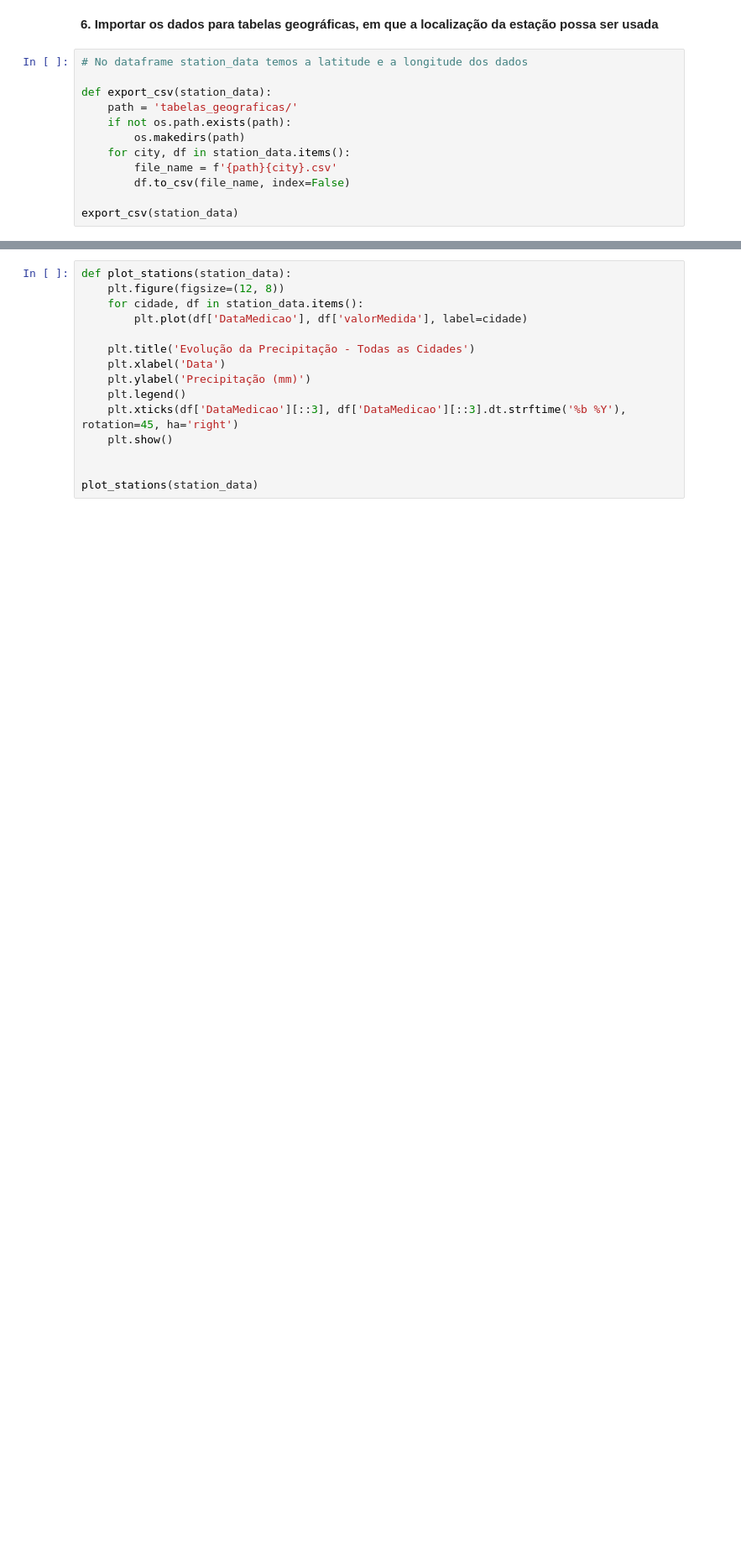
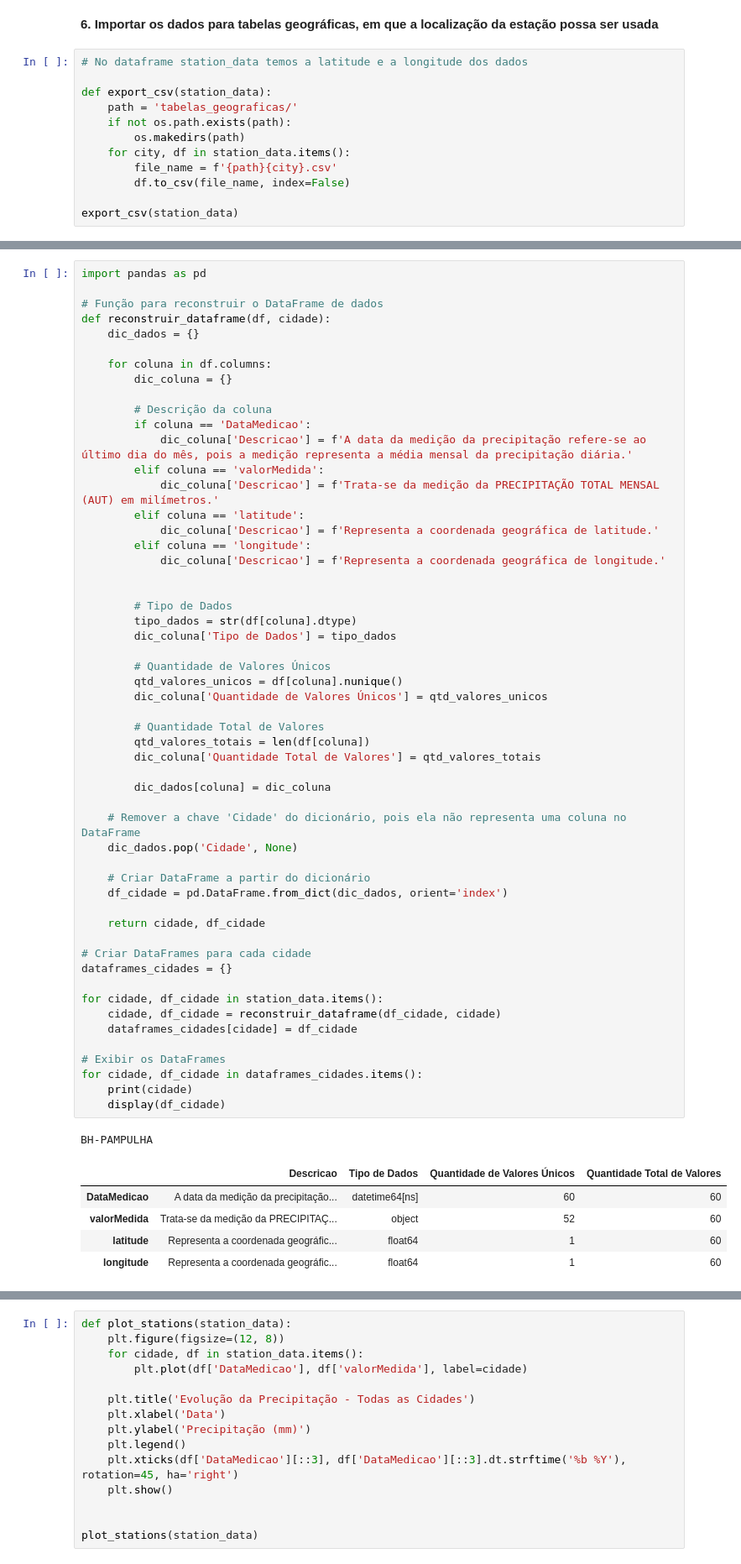
Before and after one commit to jeanhardzz/TP2_IBDG, a Jupyter notebook: trabalho_pratico_ibdg.ipynb, the cells around one changed output, grey strips where cells are left out. Shown at 84% size. Drawn from its saved outputs; the diff is of its cells as text; blank space fills up the shorter version.

```diff
--- a/limpeza.ipynb
+++ b/trabalho_pratico_ibdg.ipynb
@@ -120,0 +147,61 @@ export_csv(station_data)
+# %%
+import pandas as pd
+
+# Função para reconstruir o DataFrame de dados
+def reconstruir_dataframe(df, cidade):
+    dic_dados = {}
+
+    for coluna in df.columns:
+        dic_coluna = {}
+
+        # Descrição da coluna
+        if coluna == 'DataMedicao':
+            dic_coluna['Descricao'] = f'A data da medição da precipitação refere-se ao último dia do mês, pois a medição representa a média mensal da precipitação diária.'
+        elif coluna == 'valorMedida':
+            dic_coluna['Descricao'] = f'Trata-se da medição da PRECIPITAÇÃO TOTAL MENSAL (AUT) em milímetros.'
+        elif coluna == 'latitude':
+            dic_coluna['Descricao'] = f'Representa a coordenada geográfica de latitude.'
+        elif coluna == 'longitude':
+            dic_coluna['Descricao'] = f'Representa a coordenada geográfica de longitude.'
+
+
+        # Tipo de Dados
+        tipo_dados = str(df[coluna].dtype)
+        dic_coluna['Tipo de Dados'] = tipo_dados
+
+        # Quantidade de Valores Únicos
+        qtd_valores_unicos = df[coluna].nunique()
+        dic_coluna['Quantidade de Valores Únicos'] = qtd_valores_unicos
+
+        # Quantidade Total de Valores
+        qtd_valores_totais = len(df[coluna])
+        dic_coluna['Quantidade Total de Valores'] = qtd_valores_totais
+
+        dic_dados[coluna] = dic_coluna
+
+    # Remover a chave 'Cidade' do dicionário, pois ela não representa uma coluna no DataFrame
+    dic_dados.pop('Cidade', None)
+
+    # Criar DataFrame a partir do dicionário
+    df_cidade = pd.DataFrame.from_dict(dic_dados, orient='index')
+
+    return cidade, df_cidade
+
+# Criar DataFrames para cada cidade
+dataframes_cidades = {}
+
+for cidade, df_cidade in station_data.items():
+    cidade, df_cidade = reconstruir_dataframe(df_cidade, cidade)
+    dataframes_cidades[cidade] = df_cidade
+
+# Exibir os DataFrames
+for cidade, df_cidade in dataframes_cidades.items():
+    print(cidade)
+    display(df_cidade)
+# %% [output]
+BH-PAMPULHA
+|  | Descricao | Tipo de Dados | Quantidade de Valores Únicos | Quantidade Total de Valores |
+| DataMedicao | A data da medição da precipitação... | datetime64[ns] | 60 | 60 |
+| valorMedida | Trata-se da medição da PRECIPITAÇ... | object | 52 | 60 |
+| latitude | Representa a coordenada geográfic... | float64 | 1 | 60 |
+| longitude | Representa a coordenada geográfic... | float64 | 1 | 60 |
```
Also changed, not shown: parts of 17 cells of this notebook, 1 other file.
